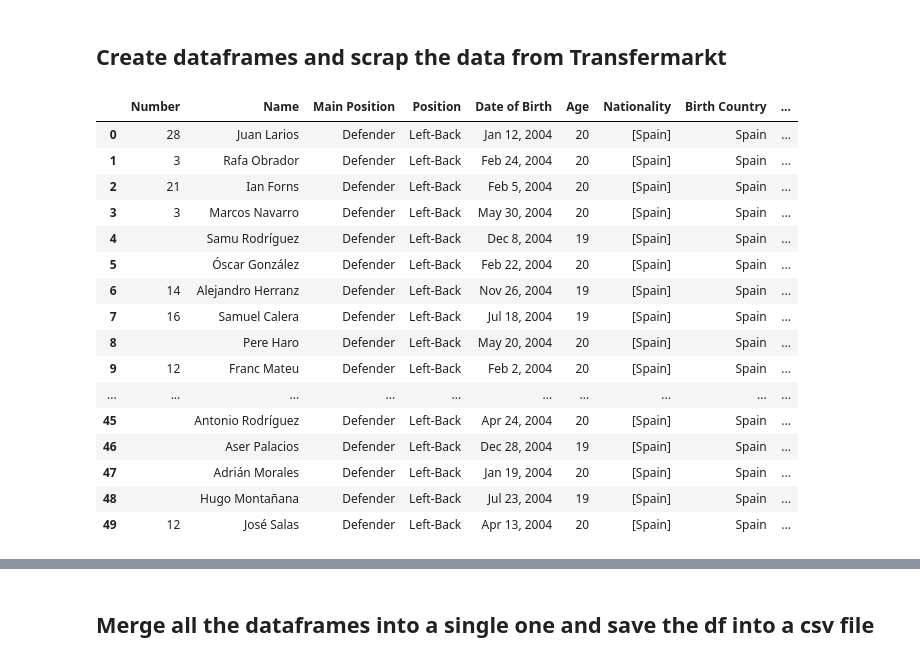
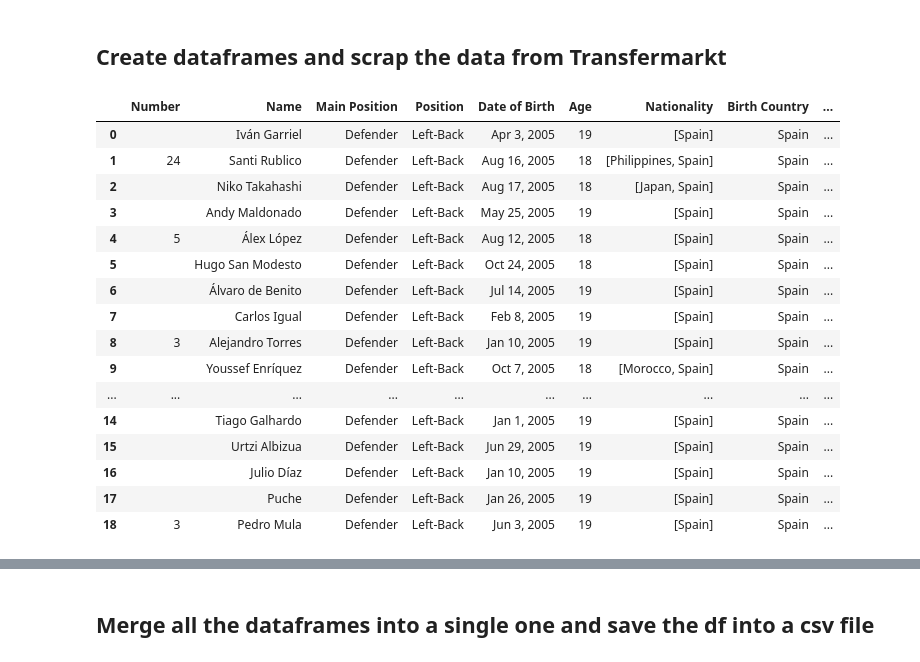
Before and after one commit to JackyKch/ParisTalentPool, a Jupyter notebook: coding/spain/transfermarkt_lb_spain.ipynb, the cells around one changed output, grey strips where cells are left out. Drawn from its saved outputs; the diff is of its cells as text; code cells hidden in the pictures.

Commit message:
Collect Spain leftbacks

```diff
--- a/coding/spain/transfermarkt_lb_spain.ipynb
+++ b/coding/spain/transfermarkt_lb_spain.ipynb
@@ -46,7 +46,7 @@ df_2003 = pd.DataFrame()
 df_2004 = pd.DataFrame()
 df_2005 = pd.DataFrame()
 # %%
-driver.get("https://www.transfermarkt.com/detailsuche/spielerdetail/suche/46762278/page/1")
+#driver.get("https://www.transfermarkt.com/detailsuche/spielerdetail/suche/46762278/page/1")
 page_source = driver.page_source
 rows = []
 next_buttons = driver.find_elements(By.XPATH,"//a [@title='Go to the next page']")
@@ -160,49 +160,49 @@ for row in table.tbody.find_all('tr', class_="odd"):
 for row in table.tbody.find_all('tr', class_="even"):
     # Find all data for each column
     columns = row.find_all('td')
 
     if(columns != []):
 
                 nationalities=[]
                 for nationality in columns[6]:
                     if nationality.get("title") is not None :
                         nationalities.append(nationality.get("title"))
 
                 rows.append({
                 'Number' : columns[0].text.strip(),
                 'Name':columns[3].text.strip(),
                 'Main Position': "Defender",
                 'Position': columns[4].text.strip(),
                 'Date of Birth': columns[5].text.split('(')[0],
                 'Age': columns[5].text.split('(')[-1].replace(")",''),
                 'Nationality': nationalities ,
                 'Birth Country': 'Spain',
                 'Place of Birth': columns[8].text.strip(),
                 'Other Positions' : columns[9].text.strip(),
                 'Height' : columns[10].text.strip(),
                 'Market Value' : columns[11].text.strip()
     } )
 
 df_2005 = pd.DataFrame(rows)
 df_2005
 # %% [output]
 |  | Number | Name | Main Position | Position | Date of Birth | Age | Nationality | Birth Country | ... |
-| 0 | 28 | Juan Larios | Defender | Left-Back | Jan 12, 2004 | 20 | [Spain] | Spain | ... |
-| 1 | 3 | Rafa Obrador | Defender | Left-Back | Feb 24, 2004 | 20 | [Spain] | Spain | ... |
-| 2 | 21 | Ian Forns | Defender | Left-Back | Feb 5, 2004 | 20 | [Spain] | Spain | ... |
-| 3 | 3 | Marcos Navarro | Defender | Left-Back | May 30, 2004 | 20 | [Spain] | Spain | ... |
-| 4 |  | Samu Rodríguez | Defender | Left-Back | Dec 8, 2004 | 19 | [Spain] | Spain | ... |
-| 5 |  | Óscar González | Defender | Left-Back | Feb 22, 2004 | 20 | [Spain] | Spain | ... |
-| 6 | 14 | Alejandro Herranz | Defender | Left-Back | Nov 26, 2004 | 19 | [Spain] | Spain | ... |
-| 7 | 16 | Samuel Calera | Defender | Left-Back | Jul 18, 2004 | 19 | [Spain] | Spain | ... |
-| 8 |  | Pere Haro | Defender | Left-Back | May 20, 2004 | 20 | [Spain] | Spain | ... |
-| 9 | 12 | Franc Mateu | Defender | Left-Back | Feb 2, 2004 | 20 | [Spain] | Spain | ... |
+| 0 |  | Iván Garriel | Defender | Left-Back | Apr 3, 2005 | 19 | [Spain] | Spain | ... |
+| 1 | 24 | Santi Rublico | Defender | Left-Back | Aug 16, 2005 | 18 | [Philippines, Spain] | Spain | ... |
+| 2 |  | Niko Takahashi | Defender | Left-Back | Aug 17, 2005 | 18 | [Japan, Spain] | Spain | ... |
+| 3 |  | Andy Maldonado | Defender | Left-Back | May 25, 2005 | 19 | [Spain] | Spain | ... |
+| 4 | 5 | Álex López | Defender | Left-Back | Aug 12, 2005 | 18 | [Spain] | Spain | ... |
+| 5 |  | Hugo San Modesto | Defender | Left-Back | Oct 24, 2005 | 18 | [Spain] | Spain | ... |
+| 6 |  | Álvaro de Benito | Defender | Left-Back | Jul 14, 2005 | 19 | [Spain] | Spain | ... |
+| 7 |  | Carlos Igual | Defender | Left-Back | Feb 8, 2005 | 19 | [Spain] | Spain | ... |
+| 8 | 3 | Alejandro Torres | Defender | Left-Back | Jan 10, 2005 | 19 | [Spain] | Spain | ... |
+| 9 |  | Youssef Enríquez | Defender | Left-Back | Oct 7, 2005 | 18 | [Morocco, Spain] | Spain | ... |
 | ... | ... | ... | ... | ... | ... | ... | ... | ... | ... |
-| 45 |  | Antonio Rodríguez | Defender | Left-Back | Apr 24, 2004 | 20 | [Spain] | Spain | ... |
-| 46 |  | Aser Palacios | Defender | Left-Back | Dec 28, 2004 | 19 | [Spain] | Spain | ... |
-| 47 |  | Adrián Morales | Defender | Left-Back | Jan 19, 2004 | 20 | [Spain] | Spain | ... |
-| 48 |  | Hugo Montañana | Defender | Left-Back | Jul 23, 2004 | 19 | [Spain] | Spain | ... |
-| 49 | 12 | José Salas | Defender | Left-Back | Apr 13, 2004 | 20 | [Spain] | Spain | ... |
+| 14 |  | Tiago Galhardo | Defender | Left-Back | Jan 1, 2005 | 19 | [Spain] | Spain | ... |
+| 15 |  | Urtzi Albizua | Defender | Left-Back | Jun 29, 2005 | 19 | [Spain] | Spain | ... |
+| 16 |  | Julio Díaz | Defender | Left-Back | Jan 10, 2005 | 19 | [Spain] | Spain | ... |
+| 17 |  | Puche | Defender | Left-Back | Jan 26, 2005 | 19 | [Spain] | Spain | ... |
+| 18 | 3 | Pedro Mula | Defender | Left-Back | Jun 3, 2005 | 19 | [Spain] | Spain | ... |
 # %%
 with pd.option_context('display.max_rows',None, 'display.max_columns',None):print(df_1999)
 # %% [output]
```
Also changed, not shown: parts of 1 cell of this notebook.
